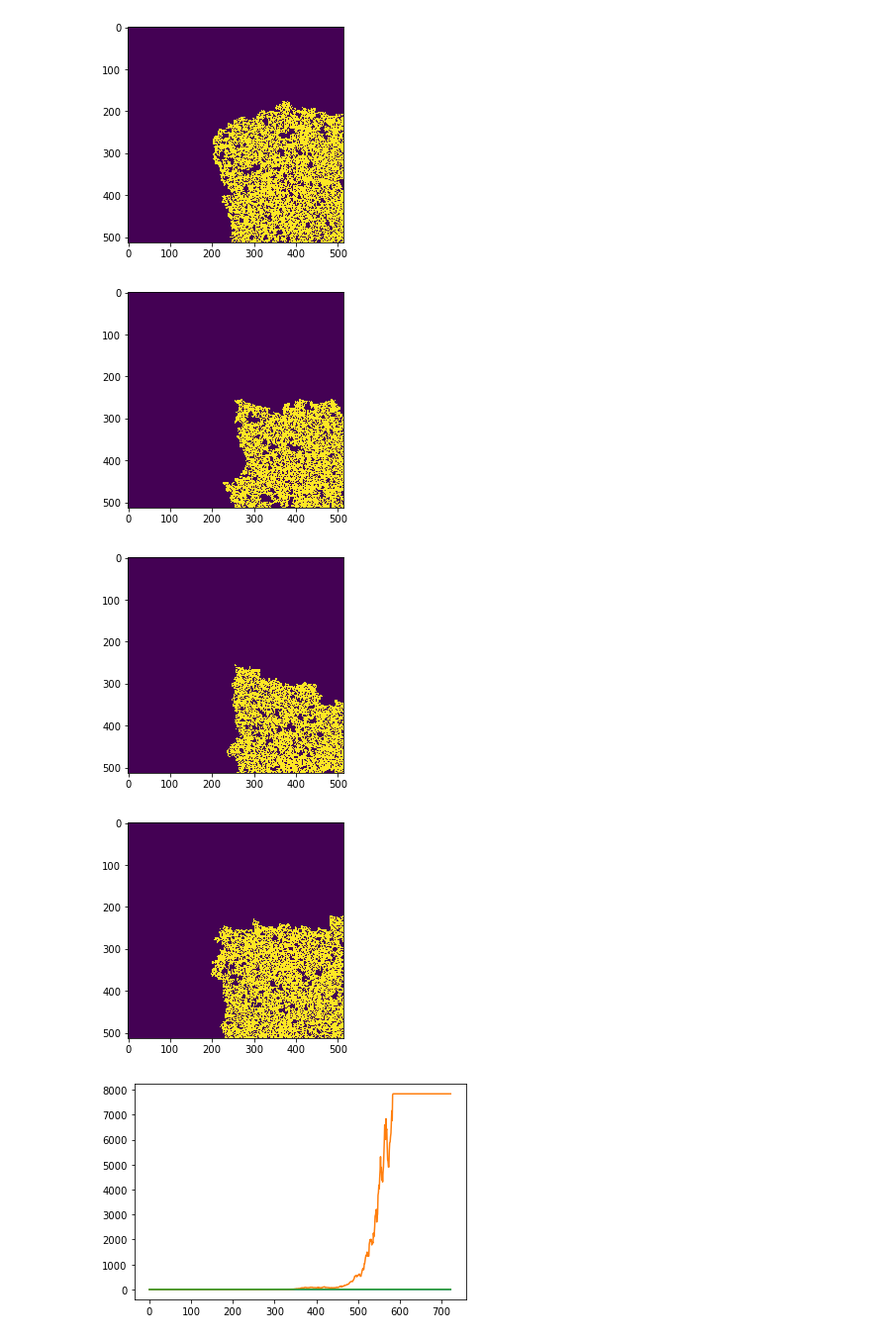
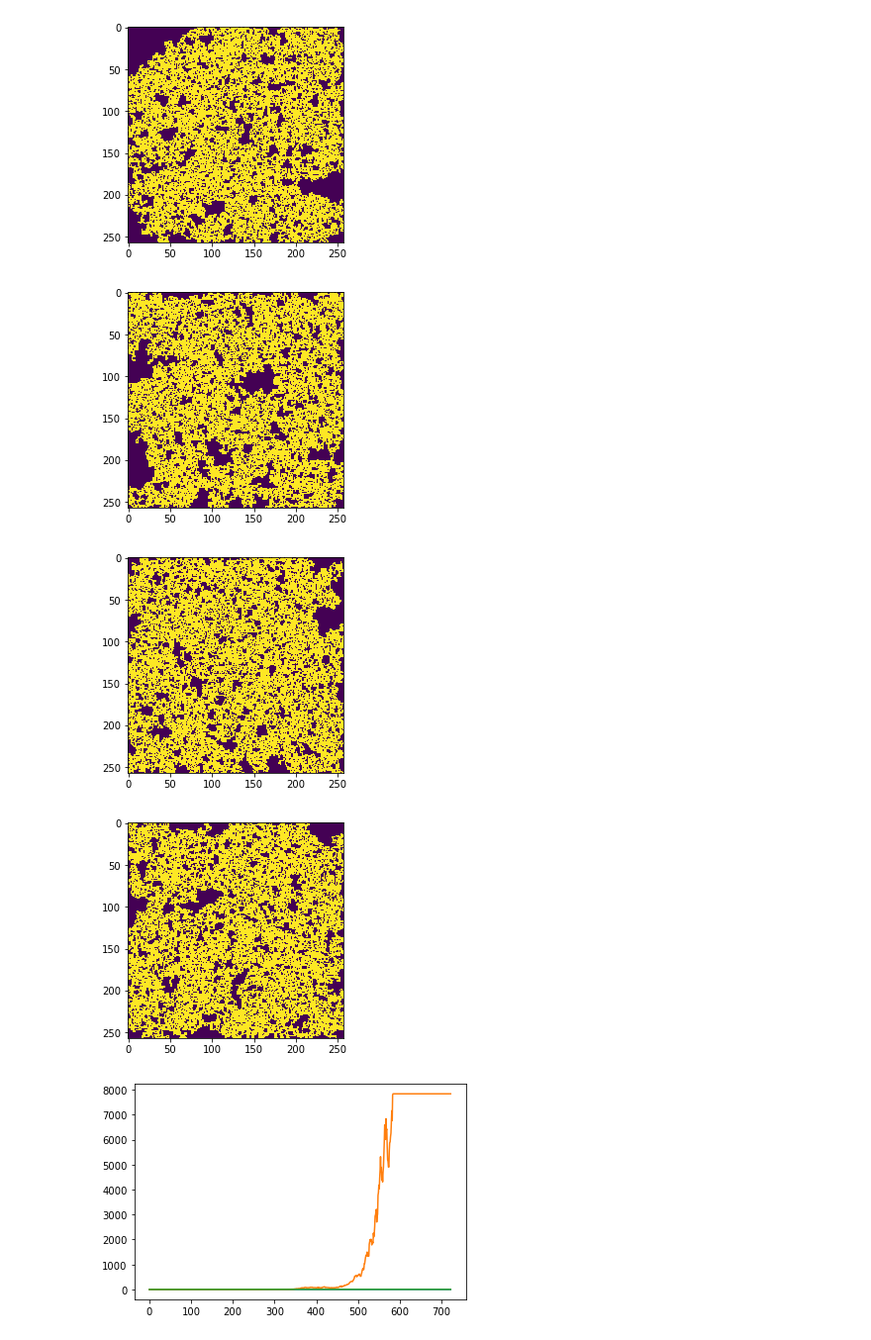
Before and after one commit to Irene-Li/BARW, a Jupyter notebook: BARW/plot_data.ipynb, the cells around one changed output. Shown at 99% size. Cells and saved outputs as stored; diff of their text form; code cells hidden in the pictures.

```diff
--- a/BARW/plot_data.ipynb
+++ b/BARW/plot_data.ipynb
@@ -6,5 +12,5 @@ from utils import *
 # %%
-L = 513
+L = 257
 N = 10
 
 p=0.34 # prob. of hopping in the same direction as the previous hop
@@ -79,6 +85,8 @@ for (i, realisation) in enumerate(realisations):
     times.append(t)
     msds.append(m)
 
-    plt.imshow(tracers[-1])
+    plt.imshow(tracers[-1], interpolation=None)
     plt.show()
+
+#     make_movies(tracers, 'test', i)
 # %% [output]
@@ -91,7 +99,7 @@ for (i, realisation) in enumerate(realisations):
-[figure, old version]
+[figure, new version]
-[figure, old version]
+[figure, new version]
-[figure, old version]
+[figure, new version]
-[figure, old version]
+[figure, new version]
 # %%
 # plot average msd vs time
 t = select_longest(times)[:-1]
```
Also changed, not shown: parts of 4 cells of this notebook, 4 other files.
